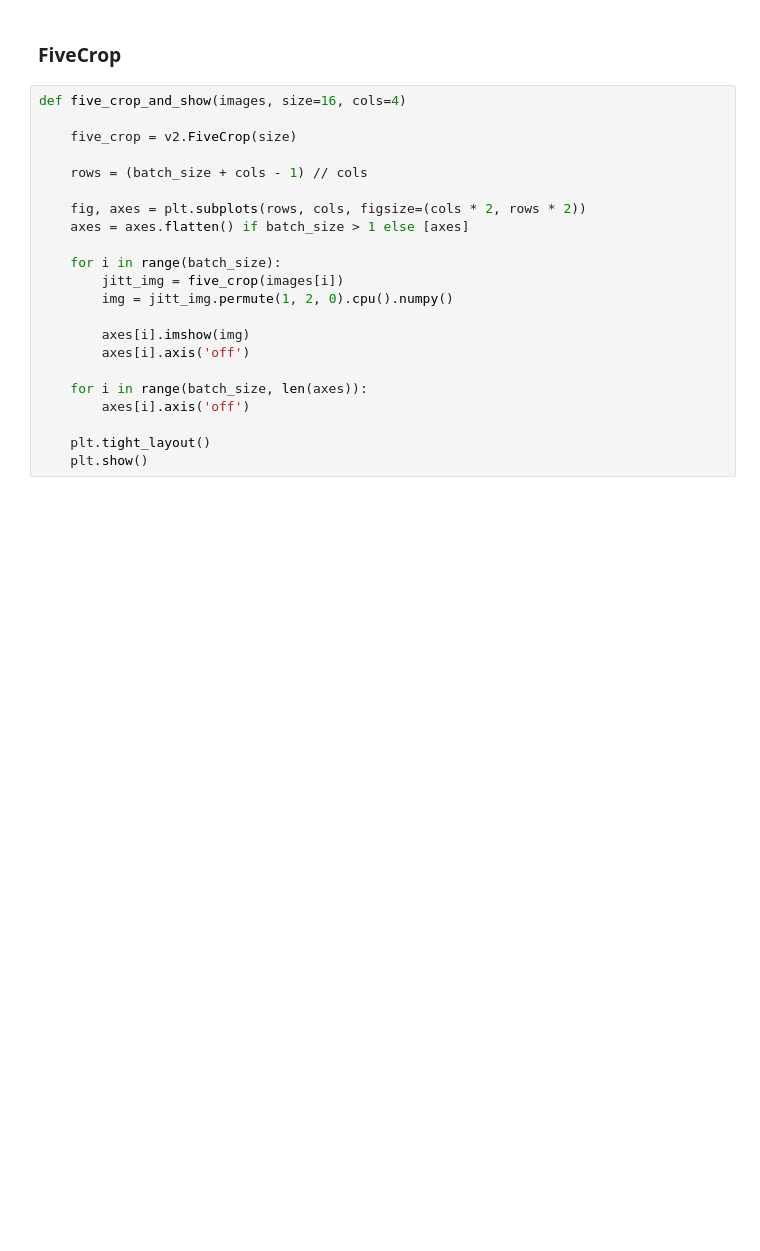
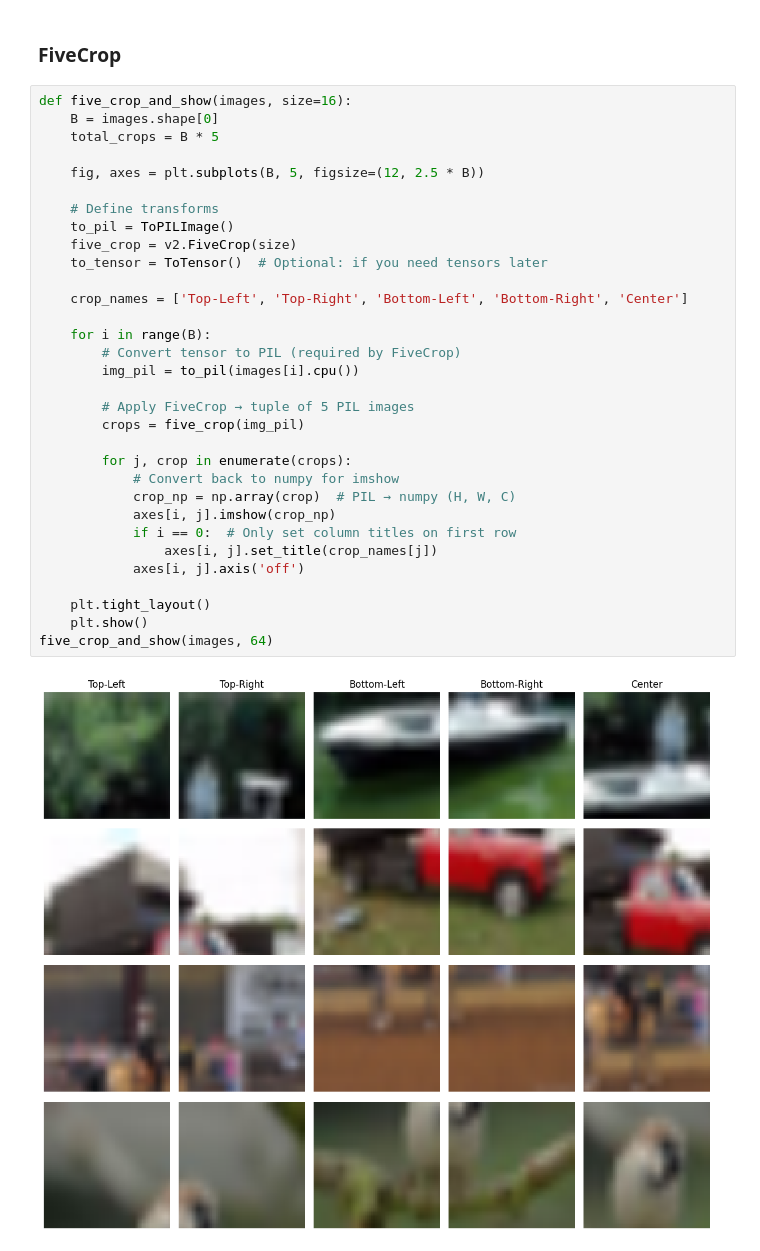
Before and after one commit to medlopi/dl-hw-adaai-2026, a Jupyter notebook: hw-01.ipynb, the cells around one changed output. Drawn from its saved outputs; the diff is of its cells as text; blank space fills up the shorter version.

```diff
--- a/hw-01.ipynb
+++ b/hw-01.ipynb
@@ -115,24 +117,36 @@ apply_jitter_show(images)
 # %% [markdown]
 ### FiveCrop
 # %%
-def five_crop_and_show(images, size=16, cols=4)
+def five_crop_and_show(images, size=16):
+    B = images.shape[0]
+    total_crops = B * 5
 
+    fig, axes = plt.subplots(B, 5, figsize=(12, 2.5 * B))
+
+    # Define transforms
+    to_pil = ToPILImage()
     five_crop = v2.FiveCrop(size)
+    to_tensor = ToTensor()  # Optional: if you need tensors later
 
-    rows = (batch_size + cols - 1) // cols
+    crop_names = ['Top-Left', 'Top-Right', 'Bottom-Left', 'Bottom-Right', 'Center']
 
-    fig, axes = plt.subplots(rows, cols, figsize=(cols * 2, rows * 2))
-    axes = axes.flatten() if batch_size > 1 else [axes]
+    for i in range(B):
+        # Convert tensor to PIL (required by FiveCrop)
+        img_pil = to_pil(images[i].cpu())
 
-    for i in range(batch_size):
-        jitt_img = five_crop(images[i])
-        img = jitt_img.permute(1, 2, 0).cpu().numpy()
+        # Apply FiveCrop → tuple of 5 PIL images
+        crops = five_crop(img_pil)
 
-        axes[i].imshow(img)
-        axes[i].axis('off')
-
-    for i in range(batch_size, len(axes)):
-        axes[i].axis('off')
+        for j, crop in enumerate(crops):
+            # Convert back to numpy for imshow
+            crop_np = np.array(crop)  # PIL → numpy (H, W, C)
+            axes[i, j].imshow(crop_np)
+            if i == 0:  # Only set column titles on first row
+                axes[i, j].set_title(crop_names[j])
+            axes[i, j].axis('off')
 
     plt.tight_layout()
     plt.show()
+five_crop_and_show(images, 64)
+# %% [output]
+[figure, added]
```
Also changed, not shown: parts of 17 cells of this notebook.
